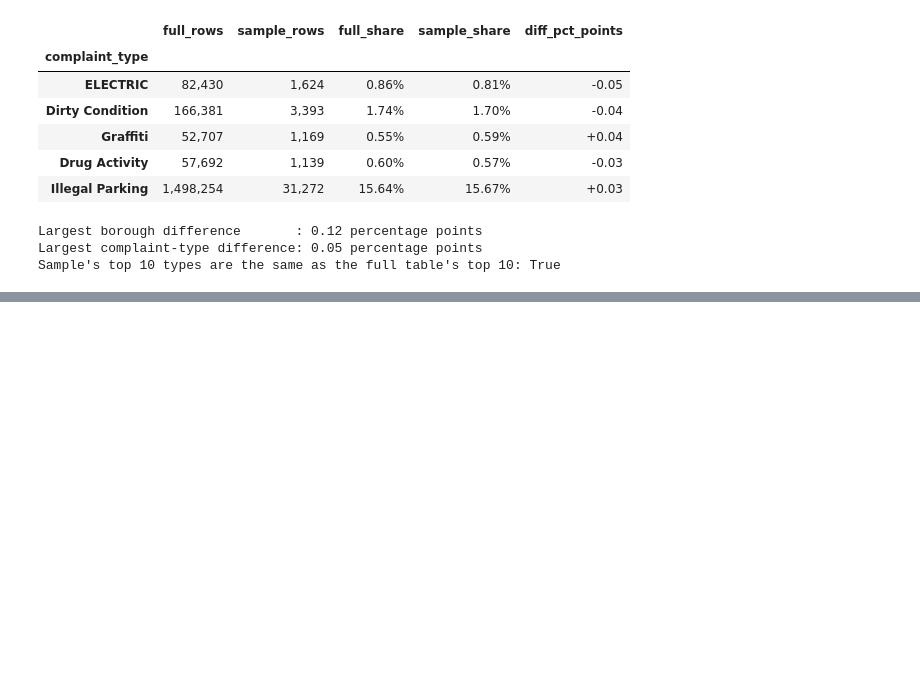
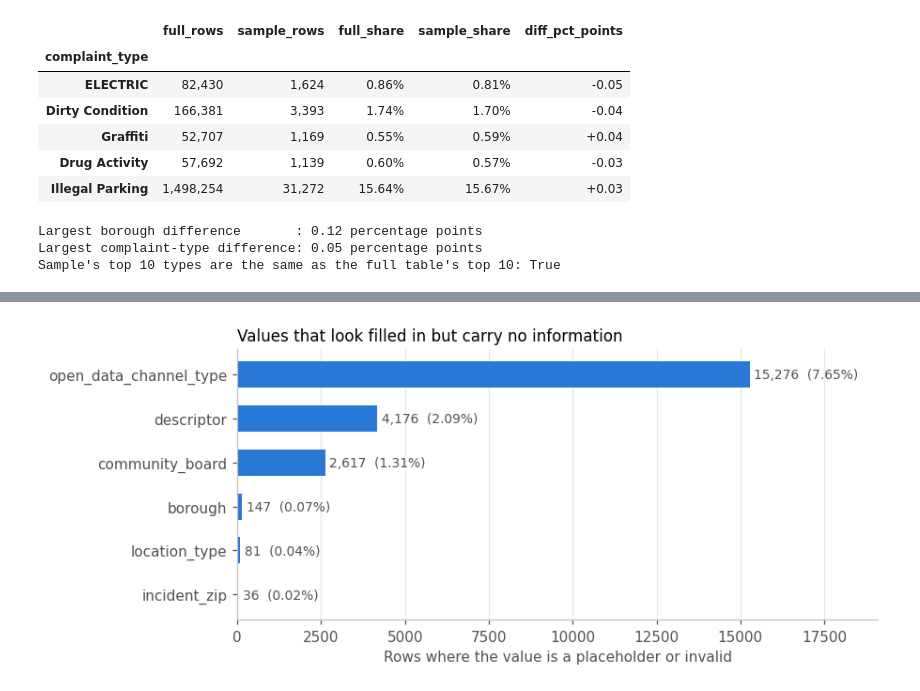
Before and after one commit to LyHenglong/CLD375-CivicAI, a Jupyter notebook: notebooks/01_data_cleaning_eda.ipynb, the cells around one changed output, grey strips where cells are left out. Saved outputs shown, nothing was run; the diff lists cells and outputs as text; code cells hidden in the pictures; blank space fills up the shorter version.

```diff
--- a/notebooks/01_data_cleaning_eda.ipynb
+++ b/notebooks/01_data_cleaning_eda.ipynb
@@ -391,0 +507,25 @@ Sample's top 10 types are the same as the full table's top 10: True
+# %%
+rows = []
+for col in pp.CATEGORICAL_COLUMNS:
+    before = raw[col]
+    spaced = before.astype("string").str.strip().str.replace(r"\s+", " ", regex=True)
+    after = pp.clean_features(raw[[col]])[col]
+    placeholder = before.notna() & (after == pp.UNKNOWN)
+    if col == "incident_zip":
+        placeholder &= False                       # invalid ZIPs are counted in 2.1, not here
+    rows.append({
+        "column": col,
+        "unique_before": before.nunique(),
+        "unique_after": after[after != pp.UNKNOWN].nunique(),
+        "rows_with_extra_spaces": int((before.notna() & (before != spaced)).sum()),
+        "values_merged_by_case": before.nunique() - spaced.str.upper().nunique(),
+        "placeholder_rows": int(placeholder.sum()),
+    })
+inconsistent = pd.DataFrame(rows).set_index("column")
+display(inconsistent.style.format("{:,}"))
+
+# Examples of the same value written in two ways
+for col in ["complaint_type", "descriptor", "location_type"]:
+    values = raw[col].dropna()
+    groups = values.groupby(values.str.upper().str.replace(r"\s+", " ", regex=True)).unique()
+    print(f"{col}: written more than one way ->", [list(g) for g in groups if len(g) > 1])
@@ -391,0 +574,16 @@ Sample's top 10 types are the same as the full table's top 10: True
+# %%
+plot = inconsistent["placeholder_rows"].copy()
+plot["incident_zip"] = types.loc["incident_zip", "invalid"]     # invalid ZIPs, from 2.1
+plot = plot[plot > 0].sort_values()
+
+fig, ax = plt.subplots(figsize=(8, 3.4))
+bars = ax.barh(plot.index, plot.values, color=BLUE, height=0.6)
+ax.bar_label(bars, labels=[f"{v:,}  ({v / len(raw):.2%})" for v in plot.values], color=INK, fontsize=9, padding=3)
+ax.set_xlim(0, plot.max() * 1.25)
+ax.set_xlabel("Rows where the value is a placeholder or invalid")
+ax.set_title("Values that look filled in but carry no information", loc="left", fontsize=11)
+ax.grid(axis="y", visible=False)
+fig.savefig(FIG_DIR / "02_placeholder_values.png")
+plt.show()
+# %% [output]
+[figure, added]
```
Also changed, not shown: parts of 58 cells of this notebook, 16 other files.
